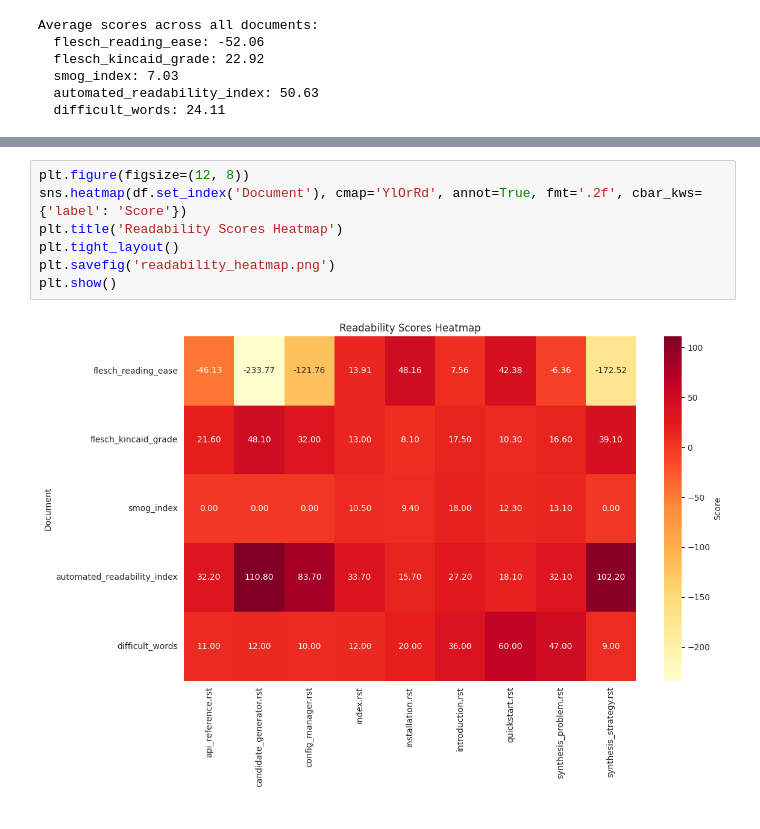
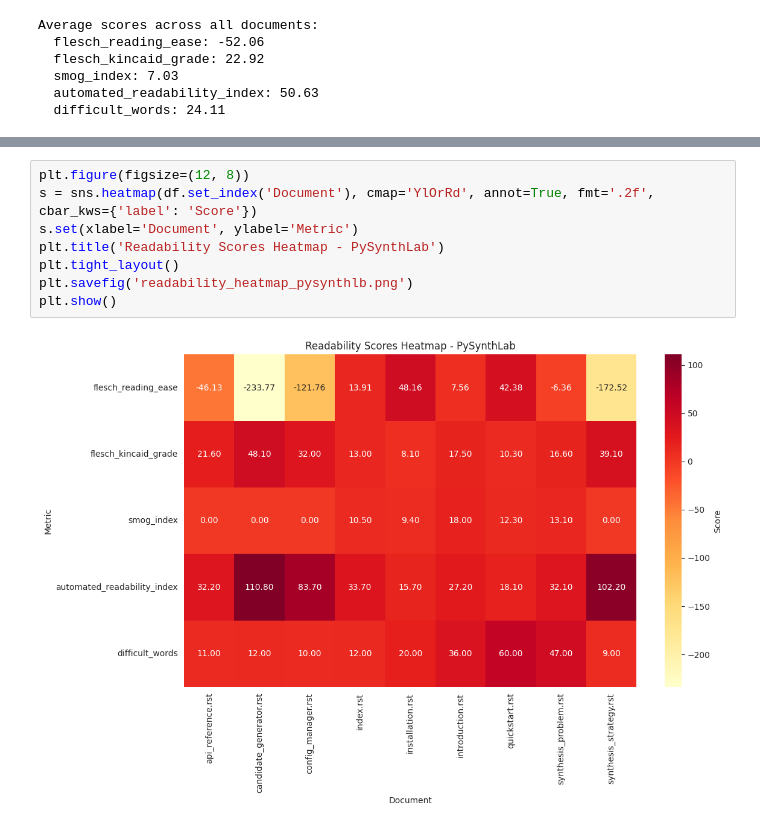
Before and after one commit to gschandan/PySynthLab, a Jupyter notebook: src/evaluation/analyse_documentation.ipynb, the cells around one changed output, grey strips where cells are left out. Drawn from its saved outputs; the diff is of its cells as text.

```diff
--- a/src/evaluation/analyse_documentation.ipynb
+++ b/src/evaluation/analyse_documentation.ipynb
@@ -105,13 +107,14 @@ df.head()
 | 4 | difficult_words | 11.00 | 12.00 | 10.00 | 12.00 | 20.00 | ... |
 # %%
 plt.figure(figsize=(12, 8))
-sns.heatmap(df.set_index('Document'), cmap='YlOrRd', annot=True, fmt='.2f', cbar_kws={'label': 'Score'})
-plt.title('Readability Scores Heatmap')
+s = sns.heatmap(df.set_index('Document'), cmap='YlOrRd', annot=True, fmt='.2f', cbar_kws={'label': 'Score'})
+s.set(xlabel='Document', ylabel='Metric')
+plt.title('Readability Scores Heatmap - PySynthLab')
 plt.tight_layout()
-plt.savefig('readability_heatmap.png')
+plt.savefig('readability_heatmap_pysynthlb.png')
 plt.show()
 # %% [output]
-[figure, old version]
+[figure, new version]
 # %%
 plt.figure(figsize=(15, 10))
 sns.barplot(x='Document', y='Score', hue='Metric', data=df_melted)
```
Also changed, not shown: parts of 10 cells of this notebook, 4 other files.
